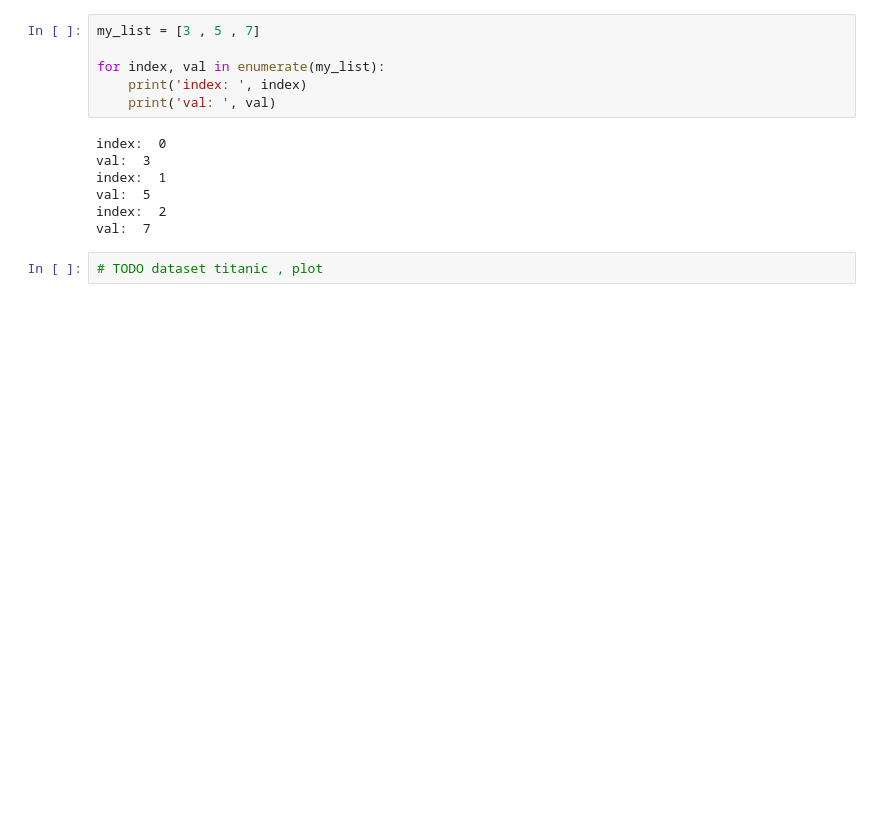
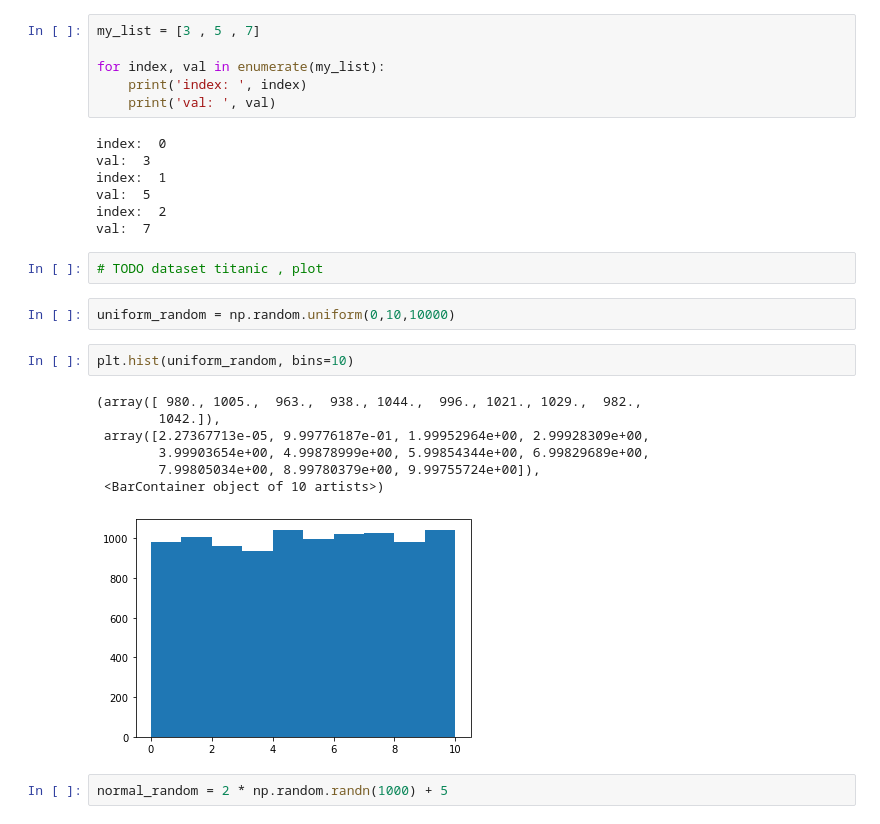
Before and after one commit to MapsaBootCamp/MachineLearning1, a Jupyter notebook: ML_Libraries/matplotlib_section.ipynb, the cells around one changed output. Saved outputs shown, nothing was run; the diff lists cells and outputs as text; blank space fills up the shorter version.

Commit message:
plot distribution using matplotlib

```diff
--- a/ML_Libraries/matplotlib_section.ipynb
+++ b/ML_Libraries/matplotlib_section.ipynb
@@ -278,3 +279,17 @@ index:  2
 val:  7
 # %%
 # TODO dataset titanic , plot
+# %%
+uniform_random = np.random.uniform(0,10,10000)
+# %%
+plt.hist(uniform_random, bins=10)
+# %% [output]
+(array([ 980., 1005.,  963.,  938., 1044.,  996., 1021., 1029.,  982.,
+        1042.]),
+ array([2.27367713e-05, 9.99776187e-01, 1.99952964e+00, 2.99928309e+00,
+        3.99903654e+00, 4.99878999e+00, 5.99854344e+00, 6.99829689e+00,
+        7.99805034e+00, 8.99780379e+00, 9.99755724e+00]),
+ <BarContainer object of 10 artists>)
+[figure, added]
+# %%
+normal_random = 2 * np.random.randn(1000) + 5
```
Also changed, not shown: parts of 8 cells of this notebook, 1 other file.
